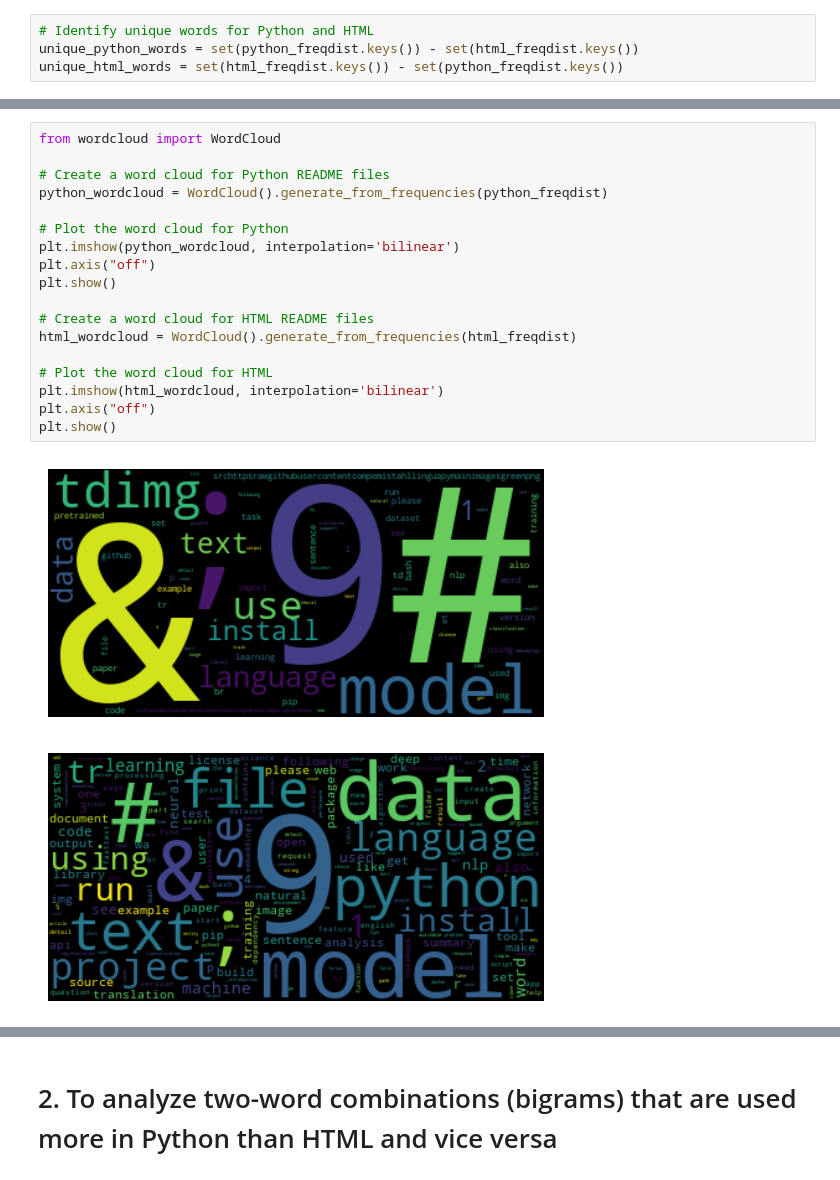
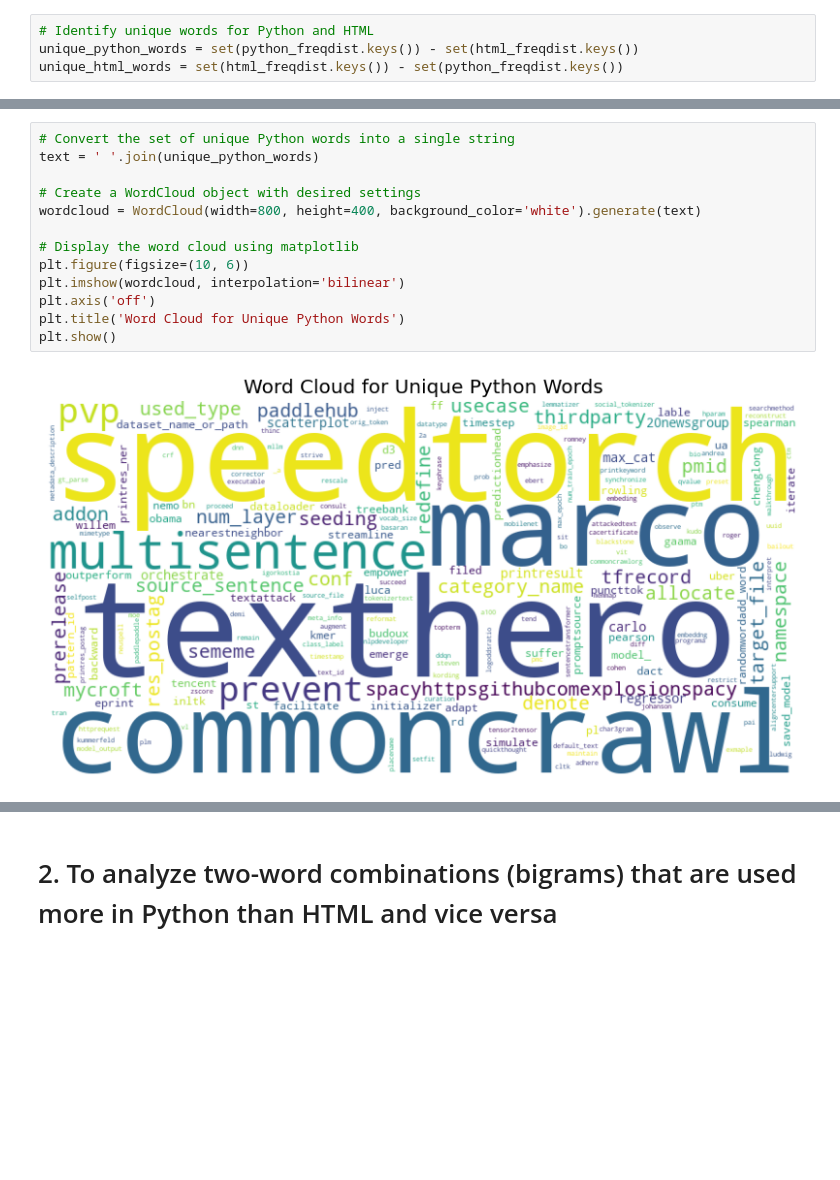
Before and after one commit to NLP-Casey-Harris-Wood-Project/nlp-project, a Jupyter notebook: explore_rob.ipynb, the cells around one changed output, grey strips where cells are left out. Cells and saved outputs as stored; diff of their text form; blank space fills up the shorter version.

```diff
--- a/explore_rob.ipynb
+++ b/explore_rob.ipynb
@@ -166,21 +104,15 @@ plt.show()
 # %%
-from wordcloud import WordCloud
+# Convert the set of unique Python words into a single string
+text = ' '.join(unique_python_words)
 
-# Create a word cloud for Python README files
-python_wordcloud = WordCloud().generate_from_frequencies(python_freqdist)
+# Create a WordCloud object with desired settings
+wordcloud = WordCloud(width=800, height=400, background_color='white').generate(text)
 
-# Plot the word cloud for Python
-plt.imshow(python_wordcloud, interpolation='bilinear')
-plt.axis("off")
+# Display the word cloud using matplotlib
+plt.figure(figsize=(10, 6))
+plt.imshow(wordcloud, interpolation='bilinear')
+plt.axis('off')
+plt.title('Word Cloud for Unique Python Words')
 plt.show()
-
-# Create a word cloud for HTML README files
-html_wordcloud = WordCloud().generate_from_frequencies(html_freqdist)
-
-# Plot the word cloud for HTML
-plt.imshow(html_wordcloud, interpolation='bilinear')
-plt.axis("off")
-plt.show()
 # %% [output]
-[figure, old version]
+[figure, new version]
-[figure, removed]
```
Also changed, not shown: parts of 29 cells of this notebook.
